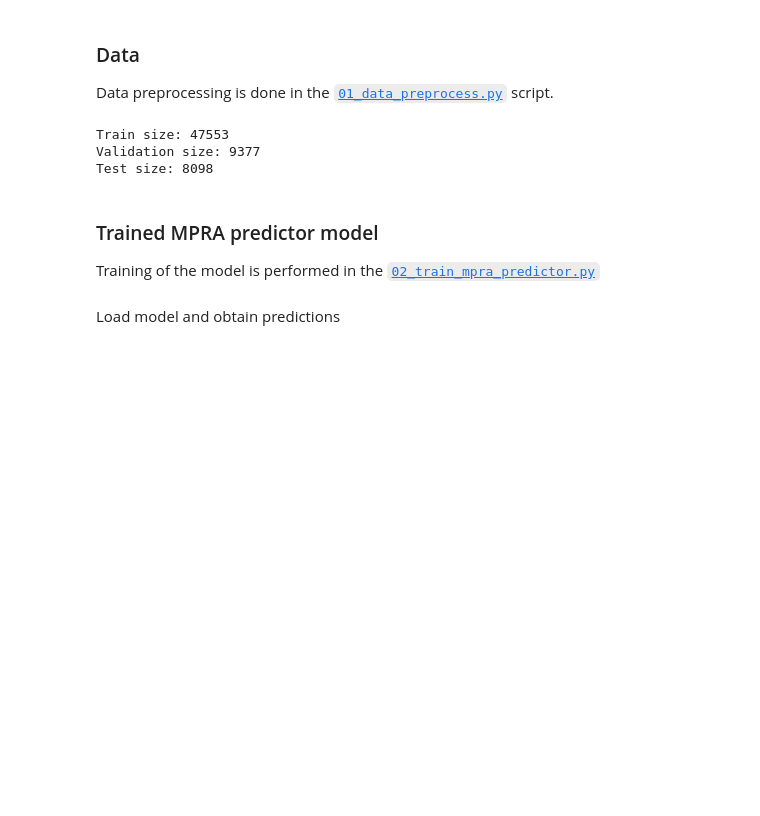
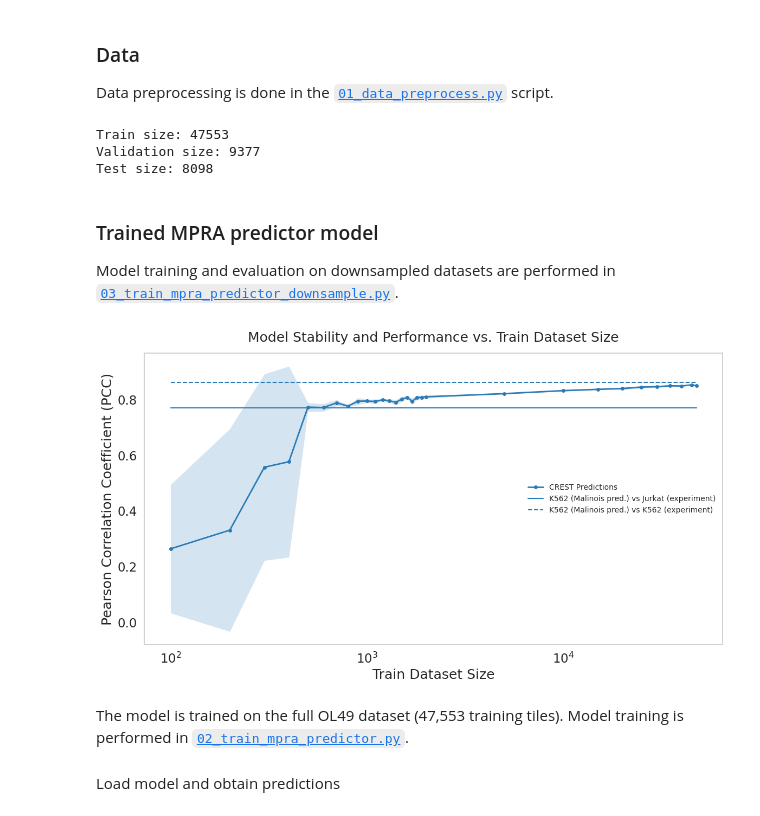
Before and after one commit to osyafinkelberg/mpra-predictor, a Jupyter notebook: notebooks/01_assess_mpra_predictor.ipynb, the cells around one changed output. Drawn from its saved outputs; the diff is of its cells as text; code cells hidden in the pictures; blank space fills up the shorter version.

```diff
--- a/notebooks/01_assess_mpra_predictor.ipynb
+++ b/notebooks/01_assess_mpra_predictor.ipynb
@@ -46,7 +46,54 @@ Test size: 8098
 # %% [markdown]
 ### Trained MPRA predictor model
 
-Training of the model is performed in the [`02_train_mpra_predictor.py`](../scripts/02_train_mpra_predictor.py)
+Model training and evaluation on downsampled datasets are performed in [`03_train_mpra_predictor_downsample.py`](../scripts/03_train_mpra_predictor_downsample.py).
+# %%
+downsample = pl.read_csv(DATA_DIR / "trained_models/logs/dataset_downsample.csv")
+best_epochs = downsample.filter(pl.col("val_loss") == pl.col("val_loss").min().over(["train_size", "seed"]))
+# baselines: Jurkat MPRA correlation with Malinois predictions for K562
+ol49_base, ol49_sota, hval_base, htest_base = pl.read_csv(DATA_DIR / "trained_models/logs/dataset_malinois_k562_baseline.csv").rows()[0]
+
+metrics_to_plot = {
+    "val_pcc_overall": ("CREST Predictions", "#2c7bb6", ol49_base, ol49_sota),
+    # "human_val_pcc": ("Human TGWAS (chr 19, 21, X)", "#fdae61", hval_base, ol49_sota),
+    # "human_test_pcc": ("Human TGWAS (chr 7, 13)", "#d7191c", htest_base, ol49_sota)
+}
+
+aggs = []
+for col in metrics_to_plot.keys():
+    aggs.append(pl.col(col).mean().alias(f"{col}_mean"))
+    aggs.append(pl.col(col).std().alias(f"{col}_std"))
+
+stats = (
+    best_epochs
+    .group_by("train_size")
+    .agg(aggs)
+    .sort("train_size")
+)
+
+fig, ax = plt.subplots(figsize=(12, 7), layout="tight")
+
+for col, (label, color, baseline, sota) in metrics_to_plot.items():
+    x = stats["train_size"].to_numpy()
+    mean = stats[f"{col}_mean"].to_numpy()
+    std = stats[f"{col}_std"].to_numpy()
+    ax.fill_between(x, mean - std, mean + std, color=color, alpha=0.2, lw=0)
+    ax.plot(x, mean, color=color, label=label, marker='o', markersize=4, lw=2)
+    ax.plot(x, [baseline for _ in range(len(x))], color=color, ls='-', label="K562 (Malinois pred.) vs Jurkat (experiment)")
+    ax.plot(x, [sota for _ in range(len(x))], color=color, ls='--', label="K562 (Malinois pred.) vs K562 (experiment)")
+
+ax.set_xscale("log")
+ax.set_xlabel("Train Dataset Size")
+ax.set_ylabel("Pearson Correlation Coefficient (PCC)")
+ax.set_title("Model Stability and Performance vs. Train Dataset Size", pad=15)
+
+ax.grid(False)
+ax.legend(frameon=False, loc='center right', fontsize=10)
+plt.savefig(DATA_DIR / "figures/crest_downsample.pdf", format="pdf", bbox_inches="tight")
+# %% [output]
+[figure, added]
+# %% [markdown]
+The model is trained on the full OL49 dataset (47,553 training tiles). Model training is performed in [`02_train_mpra_predictor.py`](../scripts/02_train_mpra_predictor.py).
 # %%
 def get_predictions(model: nn.Module, dataloader: DataLoader):
     model.eval()
```
Also changed, not shown: parts of 1 cell of this notebook.
